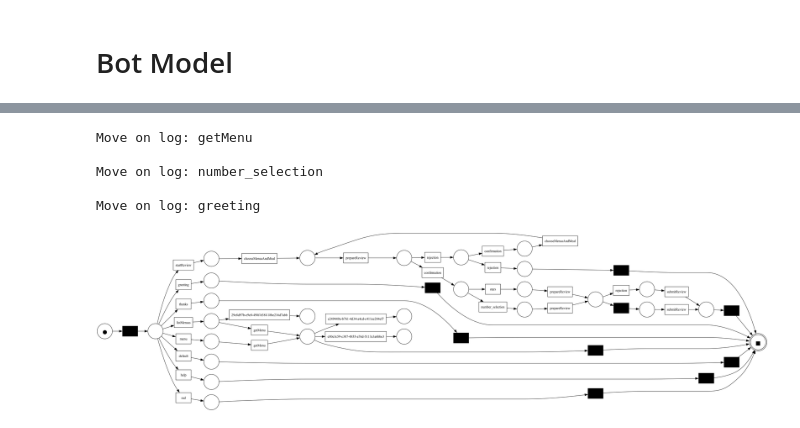
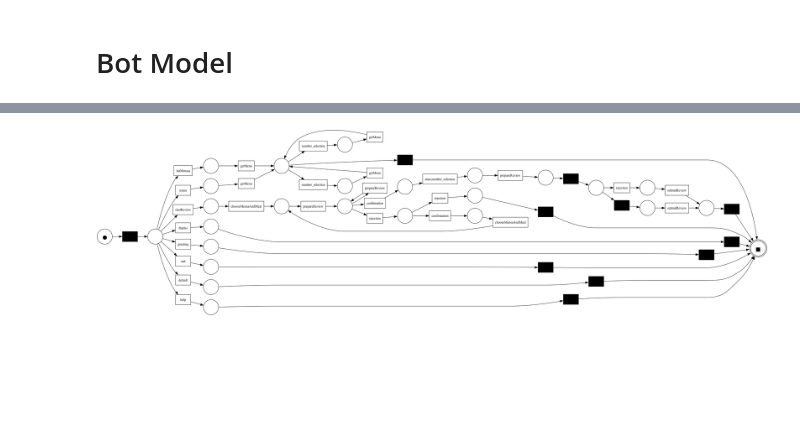
Before and after one commit to rwth-acis/process-mining-for-bots, a Jupyter notebook: visualize.log.ipynb, the cells around one changed output, grey strips where cells are left out. Saved outputs shown, nothing was run; the diff lists cells and outputs as text; code cells hidden in the pictures; blank space fills up the shorter version.

```diff
--- a/visualize.log.ipynb
+++ b/visualize.log.ipynb
@@ -108,32 +127,6 @@ print(f"Missing log moves: {missing_log_moves}")
-# %%
-start_id = start_activities.copy().pop()
-
-for diagnostic in unfitting_traces:
-    prev_activity = None
-    alignment = diagnostic['alignment']
-    # iterate over the alignment and find the missing log moves
-    for step in alignment:
-        if step[1] ==">>":
-            print("Move on log: "+step[0]+"\n")
-            # in this case the activity is not present in the bot model, we adjust the dfg to make it fit
-            # generate a new id for the activity using uuid
-            new_activity_id = str(uuid.uuid4())
-            if(prev_activity is not None):
-                dfg[(prev_activity,new_activity_id)] = 1
-            else:
-                dfg[(start_id,new_activity_id)] = 1
-
-
-
-        prev_activity = bp.get_node_id_by_name( step[0])
-
-
-bot_net,bot_im,bot_fm=bp.to_petri_net(dfg,start_activities,end_activities)
-pm4py.view_petri_net(bot_net,bot_im,bot_fm)
-# %% [output]
-Move on log: getMenu
-
-Move on log: number_selection
-
-Move on log: greeting
-[figure, removed]
+# %%
+enhanced_model = enhancement.enhance_bot_model(log, dfg, bp)
+bot_net,bot_im,bot_fm=bp.to_petri_net(enhanced_model,start_activities,end_activities)
+pm4py.view_petri_net(bot_net,bot_im,bot_fm)
+# %% [output]
+[figure, added]
```
Also changed, not shown: parts of 8 cells of this notebook.
